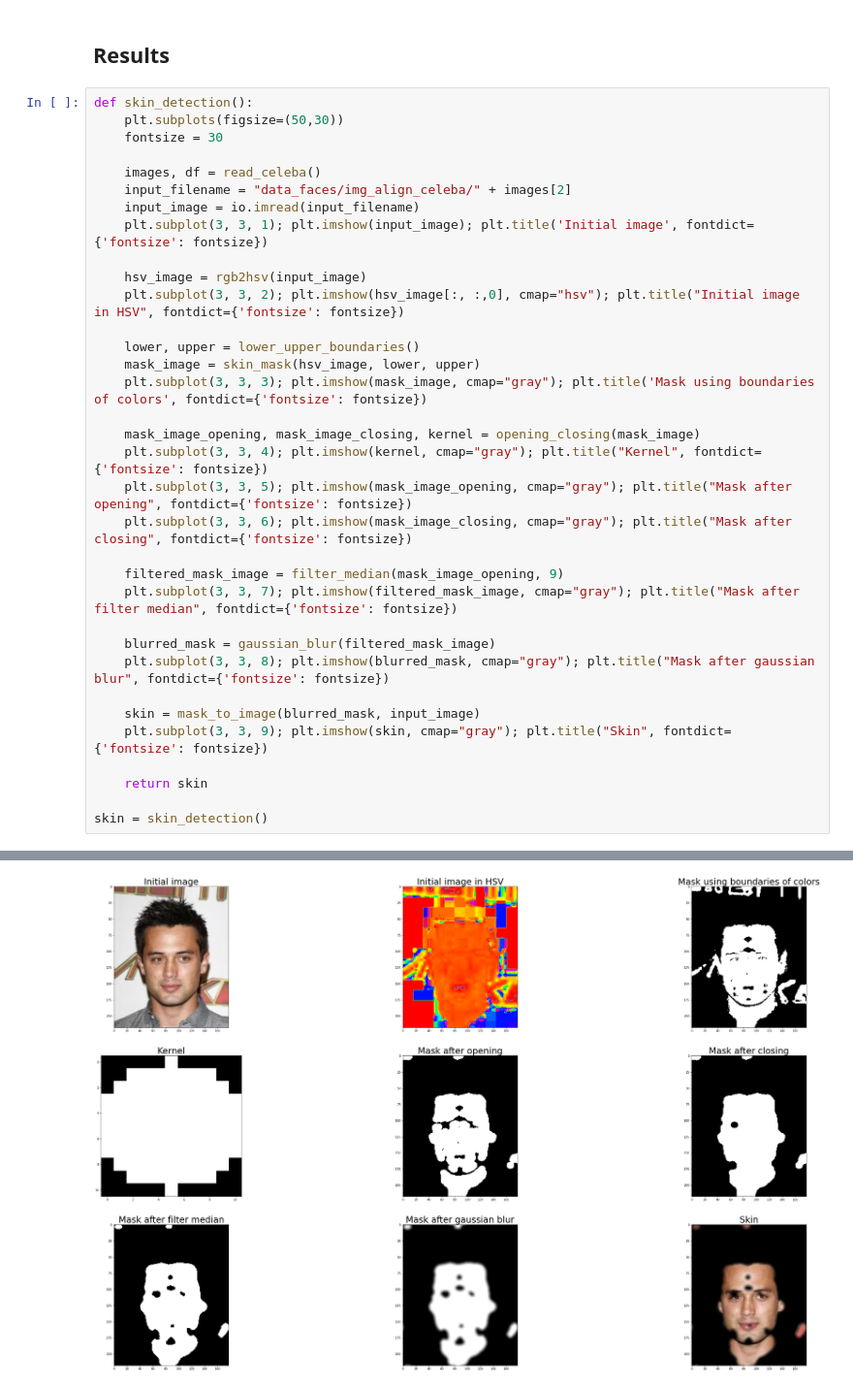
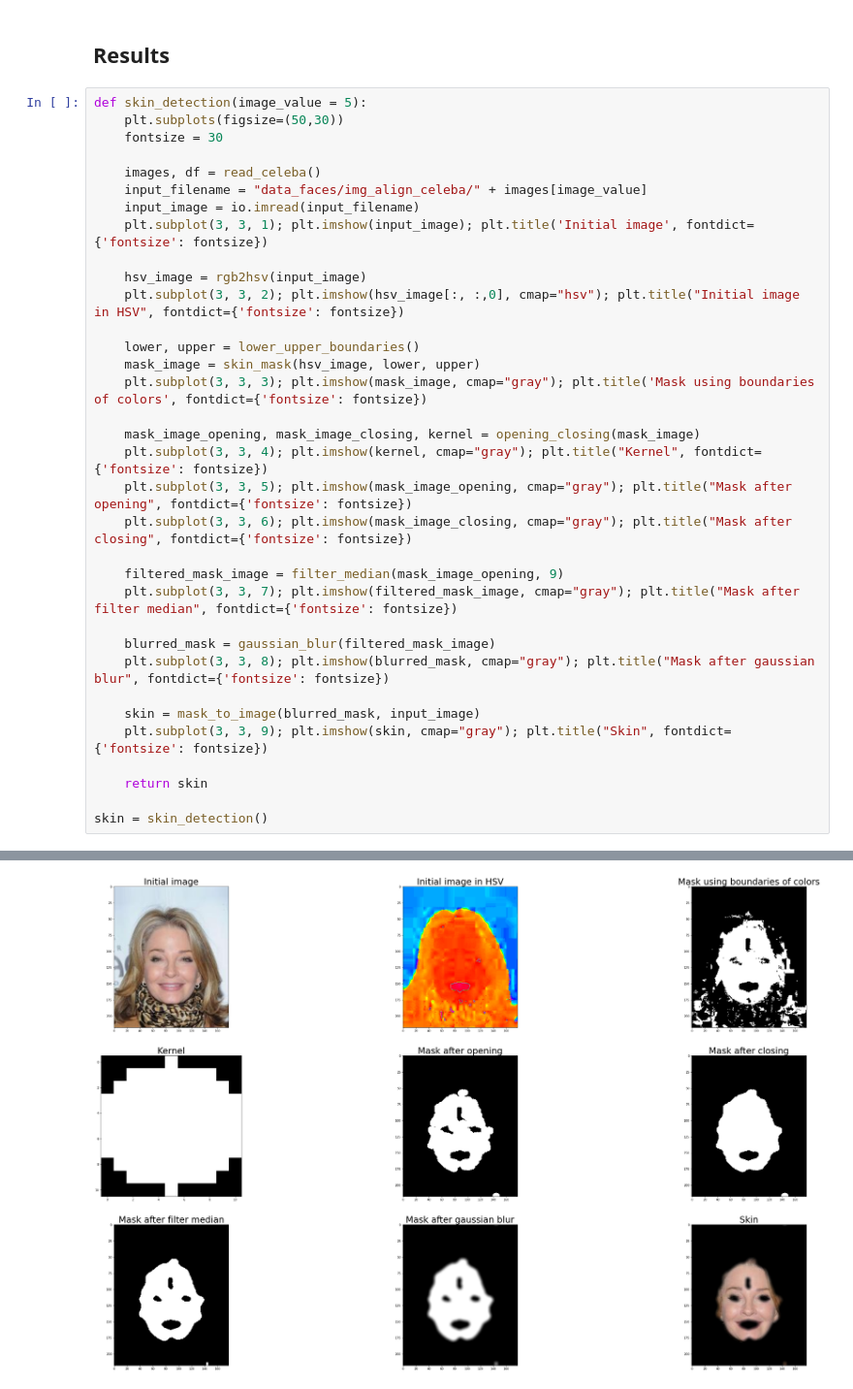
Before and after one commit to miniTalDev/skin-detection-in-face-images, a Jupyter notebook: skin-detection.ipynb, the cells around one changed output, grey strips where cells are left out. Shown at 97% size. Cells and saved outputs as stored; diff of their text form.

```diff
--- a/skin-detection.ipynb
+++ b/skin-detection.ipynb
@@ -208,39 +207,39 @@ def mask_to_image(filtered_mask_image, input_image):
 # %% [markdown]
 ## Results
 # %%
-def skin_detection():
+def skin_detection(image_value = 5):
     plt.subplots(figsize=(50,30))
     fontsize = 30
 
     images, df = read_celeba()
-    input_filename = "data_faces/img_align_celeba/" + images[2]
+    input_filename = "data_faces/img_align_celeba/" + images[image_value]
     input_image = io.imread(input_filename)
     plt.subplot(3, 3, 1); plt.imshow(input_image); plt.title('Initial image', fontdict={'fontsize': fontsize})
 
     hsv_image = rgb2hsv(input_image)
     plt.subplot(3, 3, 2); plt.imshow(hsv_image[:, :,0], cmap="hsv"); plt.title("Initial image in HSV", fontdict={'fontsize': fontsize})
 
     lower, upper = lower_upper_boundaries()
     mask_image = skin_mask(hsv_image, lower, upper)
     plt.subplot(3, 3, 3); plt.imshow(mask_image, cmap="gray"); plt.title('Mask using boundaries of colors', fontdict={'fontsize': fontsize})
 
     mask_image_opening, mask_image_closing, kernel = opening_closing(mask_image)
     plt.subplot(3, 3, 4); plt.imshow(kernel, cmap="gray"); plt.title("Kernel", fontdict={'fontsize': fontsize})
     plt.subplot(3, 3, 5); plt.imshow(mask_image_opening, cmap="gray"); plt.title("Mask after opening", fontdict={'fontsize': fontsize})
     plt.subplot(3, 3, 6); plt.imshow(mask_image_closing, cmap="gray"); plt.title("Mask after closing", fontdict={'fontsize': fontsize})
 
     filtered_mask_image = filter_median(mask_image_opening, 9)
     plt.subplot(3, 3, 7); plt.imshow(filtered_mask_image, cmap="gray"); plt.title("Mask after filter median", fontdict={'fontsize': fontsize})
 
     blurred_mask = gaussian_blur(filtered_mask_image)
     plt.subplot(3, 3, 8); plt.imshow(blurred_mask, cmap="gray"); plt.title("Mask after gaussian blur", fontdict={'fontsize': fontsize})
 
     skin = mask_to_image(blurred_mask, input_image)
     plt.subplot(3, 3, 9); plt.imshow(skin, cmap="gray"); plt.title("Skin", fontdict={'fontsize': fontsize})
 
     return skin
 
 skin = skin_detection()
 # %% [output]
 There are 18 images on this database.
-[figure, old version]
+[figure, new version]
```
Also changed, not shown: parts of 1 cell of this notebook, 16 other files.
